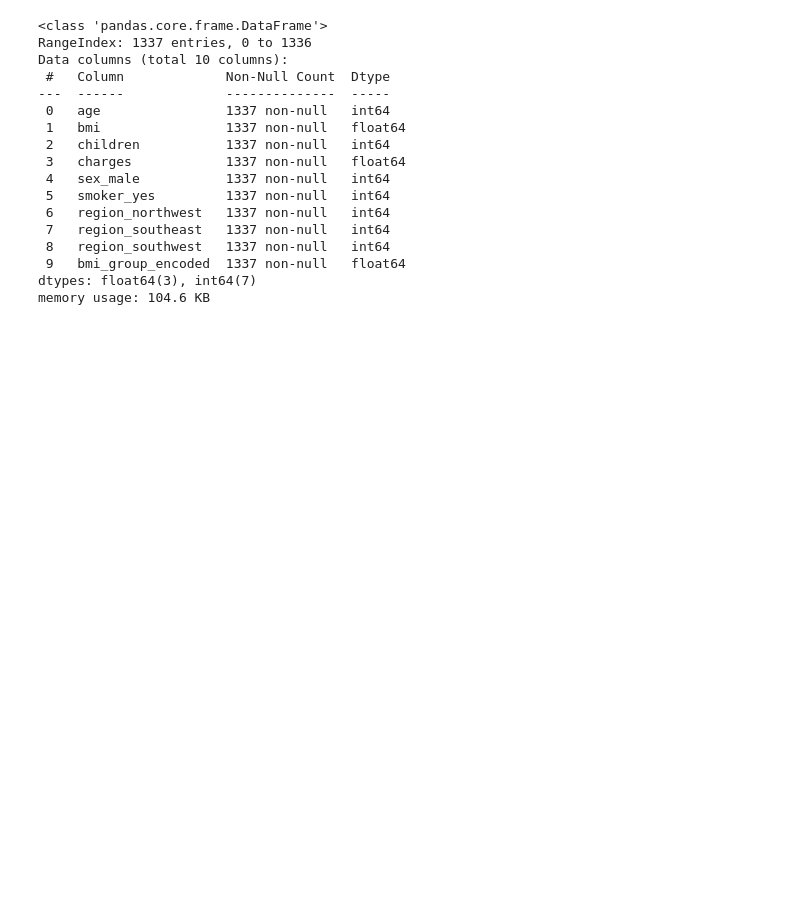
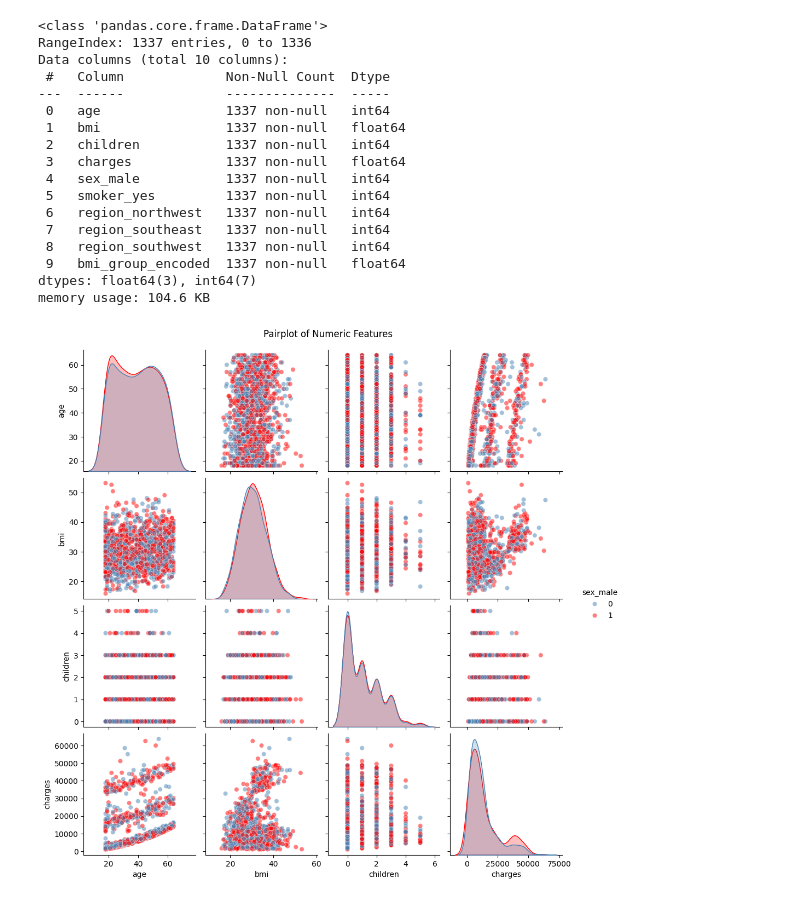
Before and after one commit to aparna-2001/medical-insurance-charges-ML-model-2021-2025, a Jupyter notebook: medical_insurance_charges_ML_model_2021_2025.ipynb, the cells around one changed output. Cells and saved outputs as stored; diff of their text form; code cells hidden in the pictures; blank space fills up the shorter version.

```diff
--- a/medical_insurance_charges_ML_model_2021_2025.ipynb
+++ b/medical_insurance_charges_ML_model_2021_2025.ipynb
@@ -340,3 +340,14 @@ Data columns (total 10 columns):
  9   bmi_group_encoded  1337 non-null   float64
 dtypes: float64(3), int64(7)
 memory usage: 104.6 KB
+# %%
+sns.pairplot(medical_df_clean,
+             vars=['age', 'bmi', 'children', 'charges'],
+             hue='sex_male',
+             plot_kws={'alpha': 0.5},
+             palette={0: 'steelblue', 1: 'red'})
+
+plt.suptitle('Pairplot of Numeric Features', y=1.02)
+plt.show()
+# %% [output]
+[figure, added]
```
Also changed, not shown: parts of 16 cells of this notebook.
